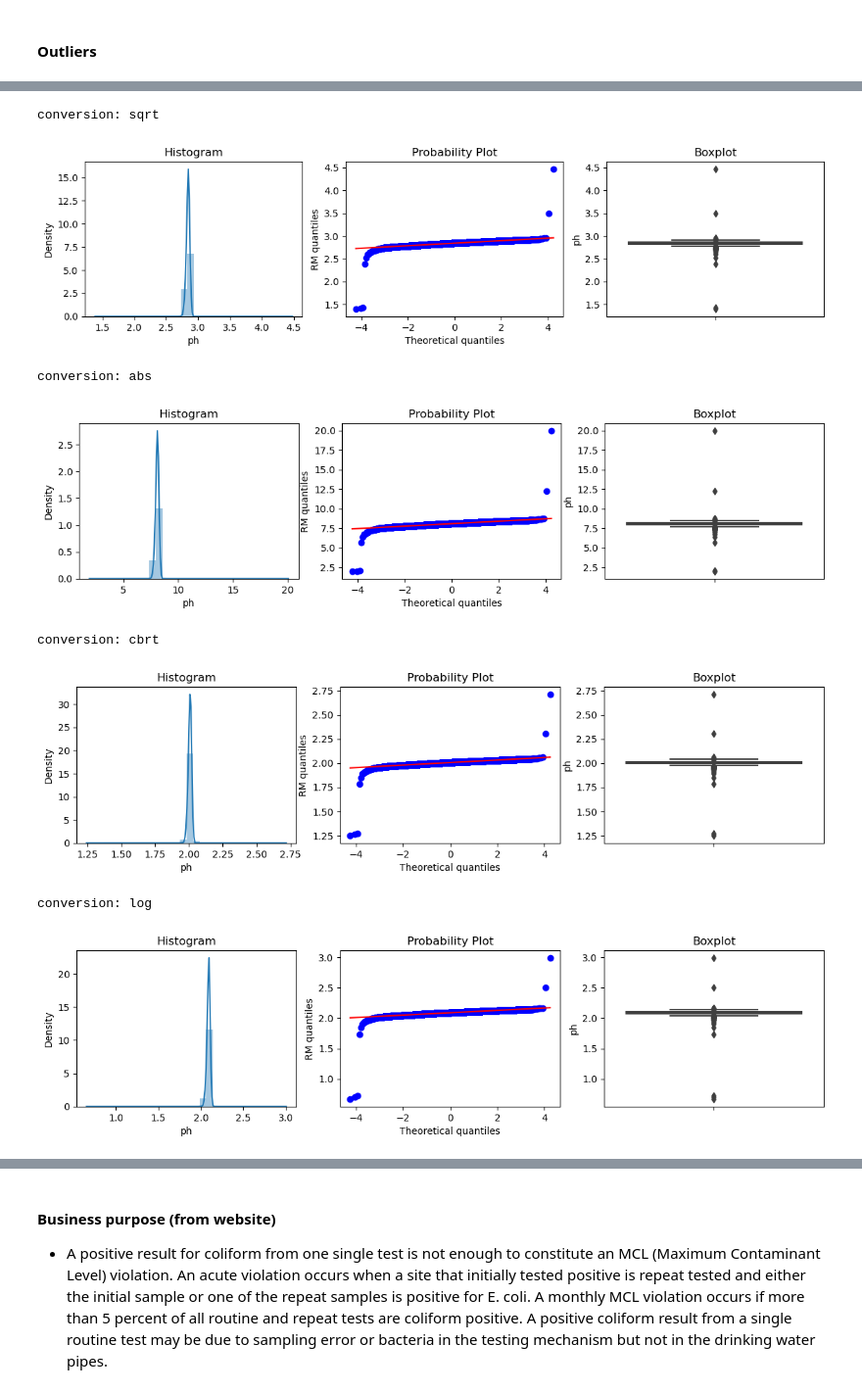
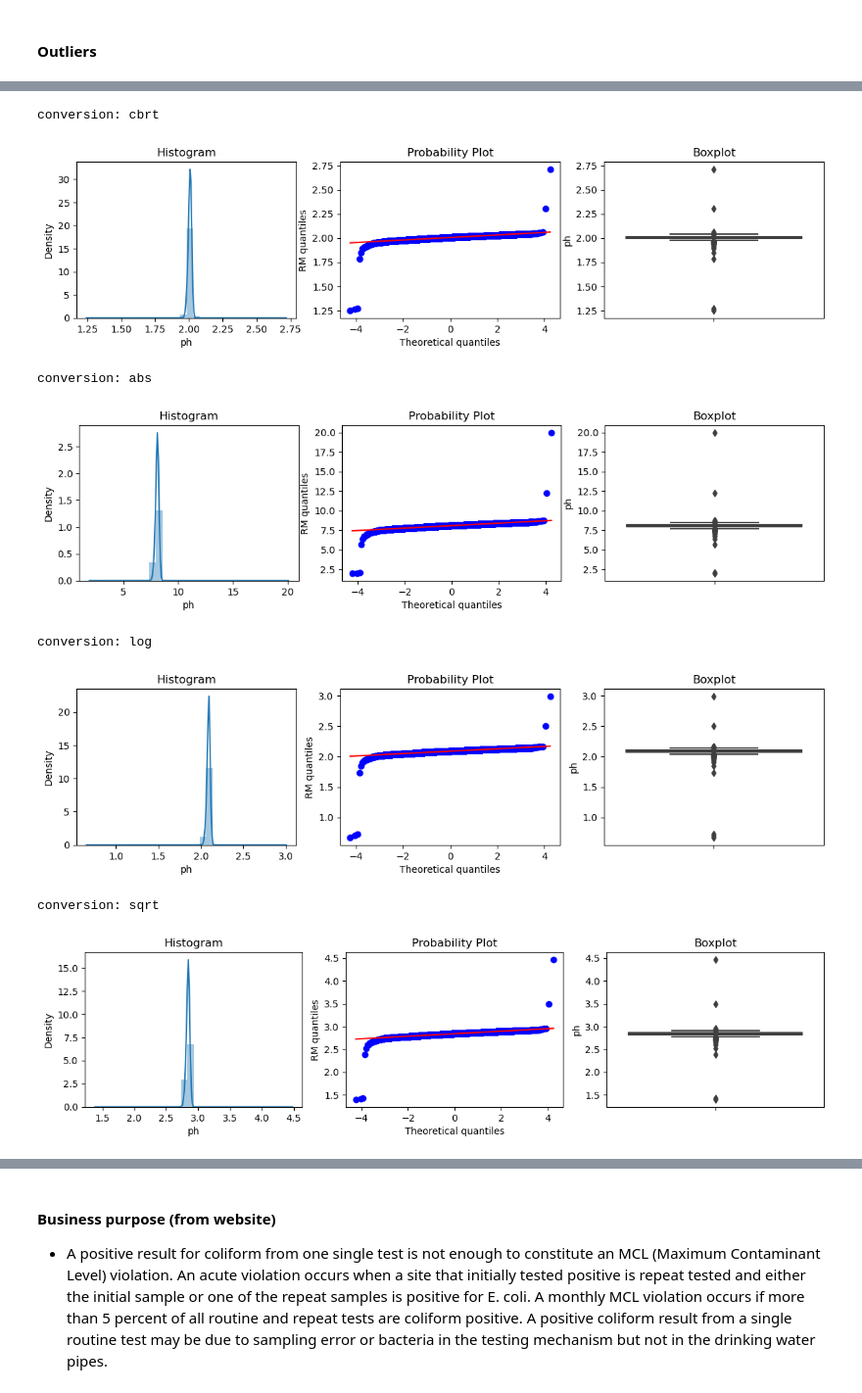
Before and after one commit to Oscar-Gil-Data/Monitoring-of-Indicator-Bacteria-in-Drinking-Water, a Jupyter notebook: Data SD - Monitoring of Indicator Bacteria in Drinking Water.ipynb, the cells around one changed output, grey strips where cells are left out. Shown at 98% size. Saved outputs shown, nothing was run; the diff lists cells and outputs as text; code cells hidden in the pictures.

```diff
--- a/Data SD - Monitoring of Indicator Bacteria in Drinking Water.ipynb
+++ b/Data SD - Monitoring of Indicator Bacteria in Drinking Water.ipynb
@@ -189,6 +186,6 @@ for frn in (set(df2.FR_NUM)):
 # %%
 # Merge average values into original dataframe
-df = df.merge(pd.DataFrame(df2_means), left_on=('FR_NUM'), right_on=('FR_NUM'), how="left")
+df = df.merge(pd.DataFrame(df2_means), left_on=('sample_id'), right_on=('sample_id'), how="left")
 # %%
 # Make updates to features with variations
 # The use of "left" in the merge statement above, left non-duplicate values empty; hence the accounting for them
@@ -317,6 +298,6 @@ def find_normal_boundaries(df, variable, distance):
 # dictionary with conversion options
 conversion_options = {'l': 'log', 's': 'sqrt', 'c': 'cbrt', 'a': 'abs'}
 # %%
-for c in (set(conversion_options.keys())):
-    diagnostic_plots(df, 'cl2_total', c)
+for conversion_type in (set(conversion_options.keys())):
+    diagnostic_plots(df, 'cl2_total', conversion_type)
 # %% [output]
@@ -331,4 +312,4 @@ conversion: log
 # %%
-for c in (set(conversion_options.keys())):
-    diagnostic_plots(df, 'temperature', c)
+for conversion_type in (set(conversion_options.keys())):
+    diagnostic_plots(df, 'temperature', conversion_type)
 # %% [output]
@@ -350,6 +331,6 @@ df['temperature'] = np.where(df['temperature'] > temperature_upper_limit, temper
                       df['temperature']))
 # %%
 # Verify changes to temperature feature
-for c in (set(conversion_options.keys())):
-    diagnostic_plots(df, 'temperature', c)
+for conversion_type in (set(conversion_options.keys())):
+    diagnostic_plots(df, 'temperature', conversion_type)
 # %% [output]
@@ -364,15 +345,15 @@ conversion: log
 # %%
-for c in (set(conversion_options.keys())):
-    diagnostic_plots(df, 'ph', c)
+for conversion_type in (set(conversion_options.keys())):
+    diagnostic_plots(df, 'ph', conversion_type)
 # %% [output]
-conversion: sqrt
+conversion: cbrt
-[figure, old version]
+[figure, new version]
 conversion: abs
 [figure]
-conversion: cbrt
+conversion: log
-[figure, old version]
+[figure, new version]
-conversion: log
+conversion: sqrt
-[figure, old version]
+[figure, new version]
 # %%
 # find lower and upper boundaries of 'ph'
 ph_lower_limit, ph_upper_limit = find_normal_boundaries(df, 'ph', 3)
```
Also changed, not shown: parts of 23 cells of this notebook.
